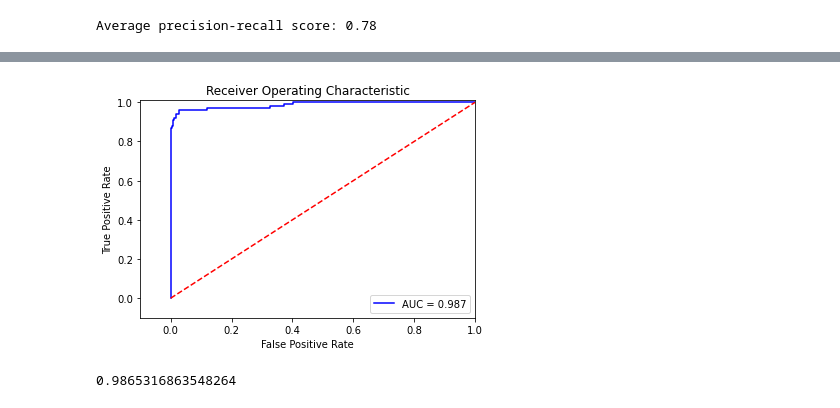
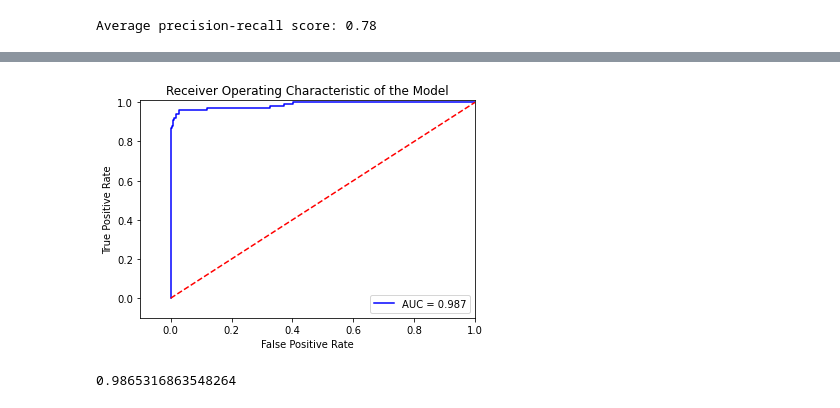
Before and after one commit to supun-priyashan/ML_Assignment2_IT19187242_IT19156484_IT19392172, a Jupyter notebook: Data preprocess and model.ipynb, the cells around one changed output, grey strips where cells are left out. Cells and saved outputs as stored; diff of their text form; code cells hidden in the pictures.

```diff
--- a/Data preprocess and model.ipynb
+++ b/Data preprocess and model.ipynb
@@ -37,8 +37,8 @@ y = np.array(df.iloc[:, df.columns == 'Class'])
 
 x_train, x_test, y_train, y_test = train_test_split(x, y, test_size=0.2, random_state=0)
 
-sm = SMOTE(random_state=2)
-x_train, y_train = sm.fit_resample(x_train, y_train.ravel())
+oversample = SMOTE(random_state=2)
+x_train, y_train = oversample.fit_resample(x_train, y_train.ravel())
 
 print("Counts of fradulent data: {}".format(sum(y_train==1)))
 print("Counts of not-fradulent data: {}".format(sum(y_train==0)))
@@ -204,13 +204,12 @@ Precision metric in the testing dataset: 99.98918158706118%
 # %%
-tmp = classifier1.fit(x_train, y_train.ravel())
-y_pred_sample_score = tmp.decision_function(x_test)
+temp = classifier1.fit(x_train, y_train.ravel())
+y_pred_score = temp.decision_function(x_test)
 
-fpr, tpr, thresholds = roc_curve(y_test, y_pred_sample_score)
+fpr, tpr, thresholds = roc_curve(y_test, y_pred_score)
 
 roc_auc = auc(fpr,tpr)
 
-# Plot ROC
-plt.title('Receiver Operating Characteristic')
+plt.title('Receiver Operating Characteristic of the Model')
 plt.plot(fpr, tpr, 'b',label='AUC = %0.3f'% roc_auc)
 plt.legend(loc='lower right')
 plt.plot([0,1],[0,1],'r--')
@@ -226,4 +225,4 @@ plt.show()
-[figure, old version]
+[figure, new version]
 # %%
 roc_auc
 # %% [output]
```
Also changed, not shown: parts of 12 cells of this notebook.
